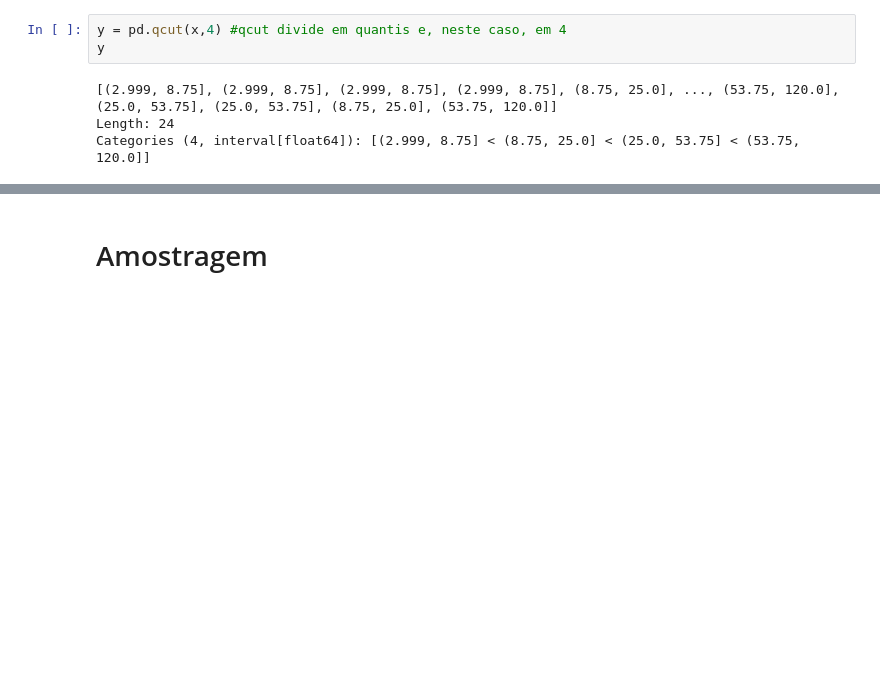
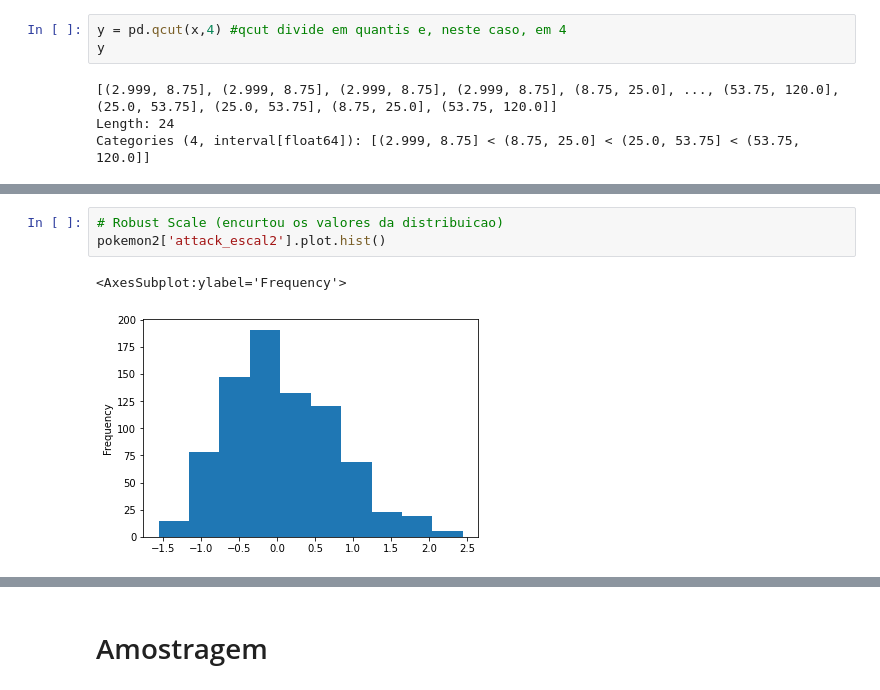
Before and after one commit to GCabral95/Codigos_Analise_Dados, a Jupyter notebook: Limpeza e Engenharia de Base.ipynb, the cells around one changed output, grey strips where cells are left out. Saved outputs shown, nothing was run; the diff lists cells and outputs as text; blank space fills up the shorter version.

```diff
--- a/Limpeza e Engenharia de Base.ipynb
+++ b/Limpeza e Engenharia de Base.ipynb
@@ -530,0 +612,6 @@ txs2
+# %%
+# Robust Scale (encurtou os valores da distribuicao)
+pokemon2['attack_escal2'].plot.hist()
+# %% [output]
+<AxesSubplot:ylabel='Frequency'>
+[figure, added]
```
Also changed, not shown: parts of 45 cells of this notebook.
